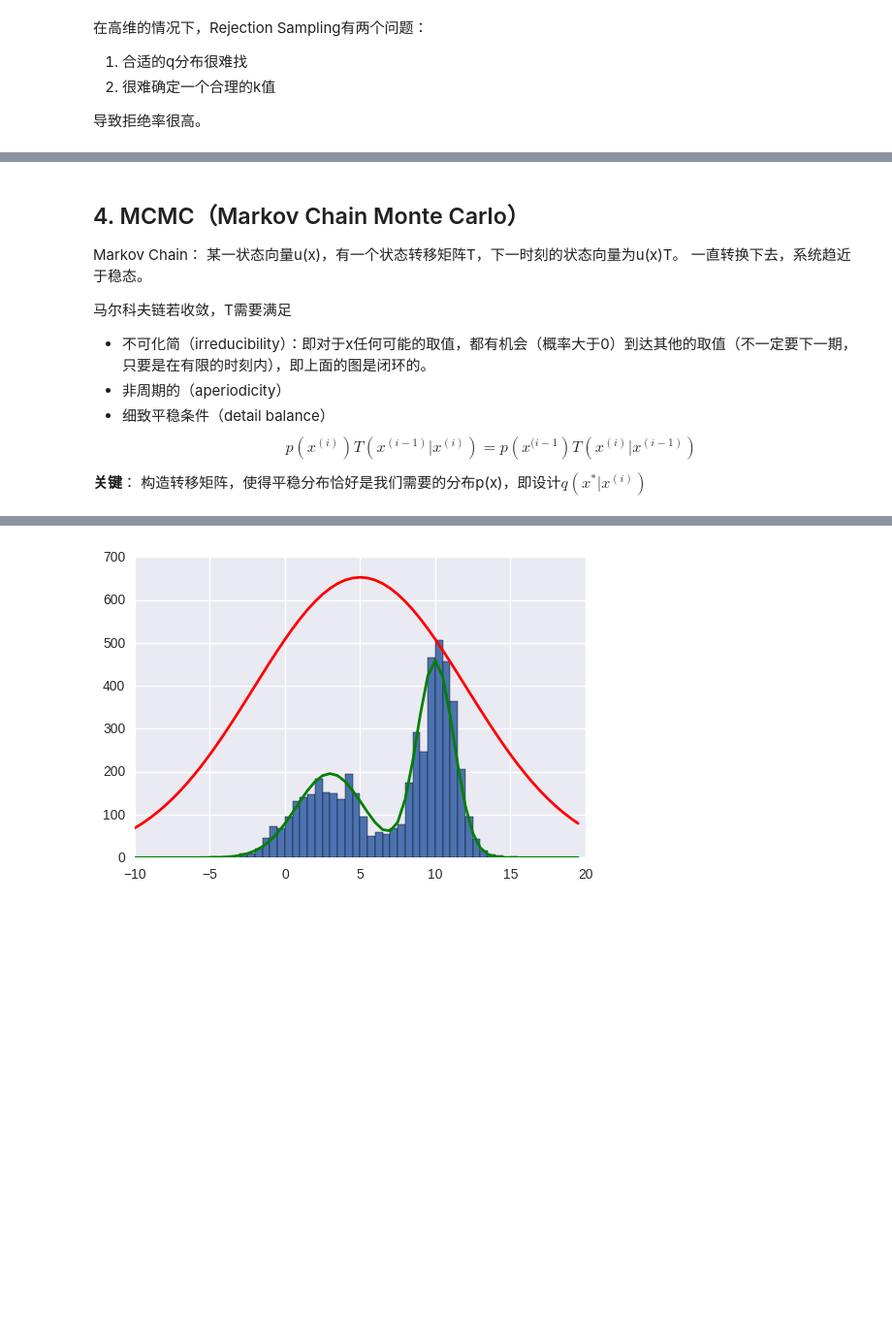
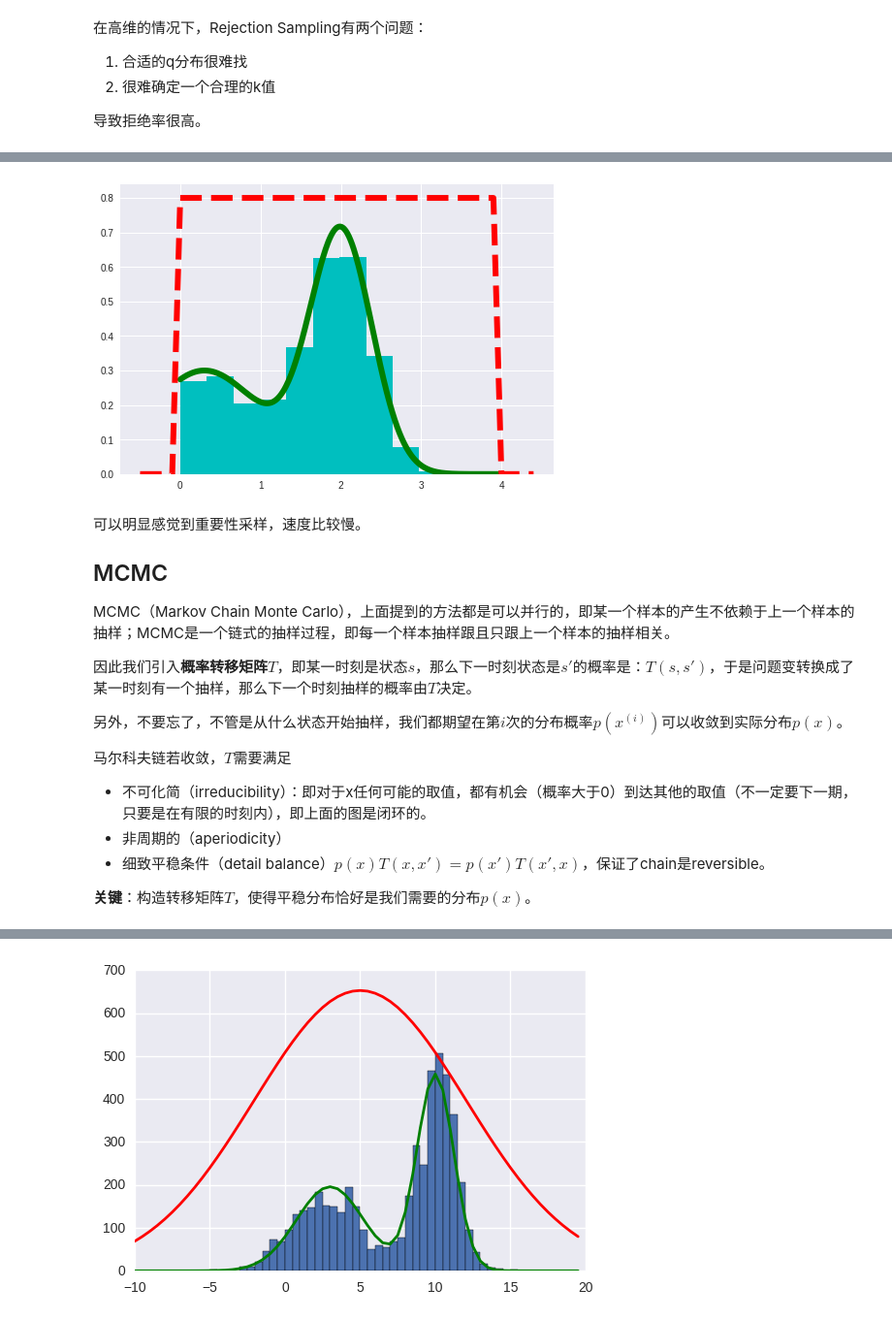
Before and after one commit to applenob/machine_learning_basic, a Jupyter notebook: 1_MCMC.ipynb, the cells around one changed output, grey strips where cells are left out. Shown at 97% size. Cells and saved outputs as stored; diff of their text form; code cells hidden in the pictures; blank space fills up the shorter version.

```diff
--- a/1_MCMC.ipynb
+++ b/1_MCMC.ipynb
@@ -193,14 +223,73 @@ p(x)f(x)重写成：$p(x)f(x) = q(x)\frac{p(x)f(x)}{q(x)}$，
+# %%
+def qsample():
+    return np.random.rand()*4.
+
+def p(x):
+    return 0.3*np.exp(-(x-0.3)**2) + 0.7* np.exp(-(x-2.)**2/0.3)
+
+def q(x):
+    return 4.0
+
+def importance(nsamples):
+
+    samples = np.zeros(nsamples,dtype=float)
+    w = np.zeros(nsamples,dtype=float)
+
+    for i in range(nsamples):
+        samples[i] = qsample()
+        w[i] = p(samples[i])/q(samples[i])
+
+    return samples, w
+
+def sample_discrete(vec):
+    u = np.random.rand()
+    start = 0
+    for i, num in enumerate(vec):
+        if u > start:
+            start += num
+        else:
+            return i-1
+    return i
+
+def importance_sampling(nsamples):
+    samples, w = importance(nsamples)
+#     print samples
+    final_samples = np.zeros(nsamples,dtype=float)
+    w = w / w.sum()
+#     print w
+    for j in range(nsamples):
+        final_samples[j] = samples[sample_discrete(w)]
+    return final_samples
+
+x = np.arange(0,4,0.01)
+x2 = np.arange(-0.5,4.5,0.1)
+realdata = 0.3*np.exp(-(x-0.3)**2) + 0.7* np.exp(-(x-2.)**2/0.3)
+box = np.ones(len(x2))*0.8
+box[:5] = 0
+box[-5:] = 0
+plt.plot(x,realdata,'g',lw=6)
+plt.plot(x2,box,'r--',lw=6)
+
+# samples,w = importance(5000)
+final_samples = importance_sampling(5000)
+plt.hist(final_samples,normed=1,fc='c')
+plt.show()
+# %% [output]
+[figure, added]
 # %% [markdown]
-## 4. MCMC（Markov Chain Monte Carlo）
-Markov Chain：
-某一状态向量u(x)，有一个状态转移矩阵T，下一时刻的状态向量为u(x)T。
-一直转换下去，系统趋近于稳态。
+可以明显感觉到重要性采样，速度比较慢。
 
-马尔科夫链若收敛，T需要满足
+## MCMC
+
+MCMC（Markov Chain Monte Carlo），上面提到的方法都是可以并行的，即某一个样本的产生不依赖于上一个样本的抽样；MCMC是一个链式的抽样过程，即每一个样本抽样跟且只跟上一个样本的抽样相关。
+
+因此我们引入**概率转移矩阵**$T$，即某一时刻是状态$s$，那么下一时刻状态是$s'$的概率是：$T(s,s')$，于是问题变转换成了某一时刻有一个抽样，那么下一个时刻抽样的概率由$T$决定。
+
+另外，不要忘了，不管是从什么状态开始抽样，我们都期望在第$i$次的分布概率$p(x^{(i)})$可以收敛到实际分布$p(x)$。
+
+马尔科夫链若收敛，$T$需要满足
 - 不可化简（irreducibility）：即对于x任何可能的取值，都有机会（概率大于0）到达其他的取值（不一定要下一期，只要是在有限的时刻内），即上面的图是闭环的。
 - 非周期的（aperiodicity）
-- 细致平稳条件（detail balance）
-$$p(x^{(i)})T(x^{(i-1)}|x^{(i)})=p(x^{(i-1})T(x^{(i)}|x^{(i-1)})$$
+- 细致平稳条件（detail balance）$p(x)T(x,x')=p(x')T(x',x)$，保证了chain是reversible。
 
-**关键**：
-构造转移矩阵，使得平稳分布恰好是我们需要的分布p(x)，即设计$q(x^*|x^{(i)})$
+**关键**：构造转移矩阵$T$，使得平稳分布恰好是我们需要的分布$p(x)$。
```
Also changed, not shown: parts of 11 cells of this notebook, 6 other files.
